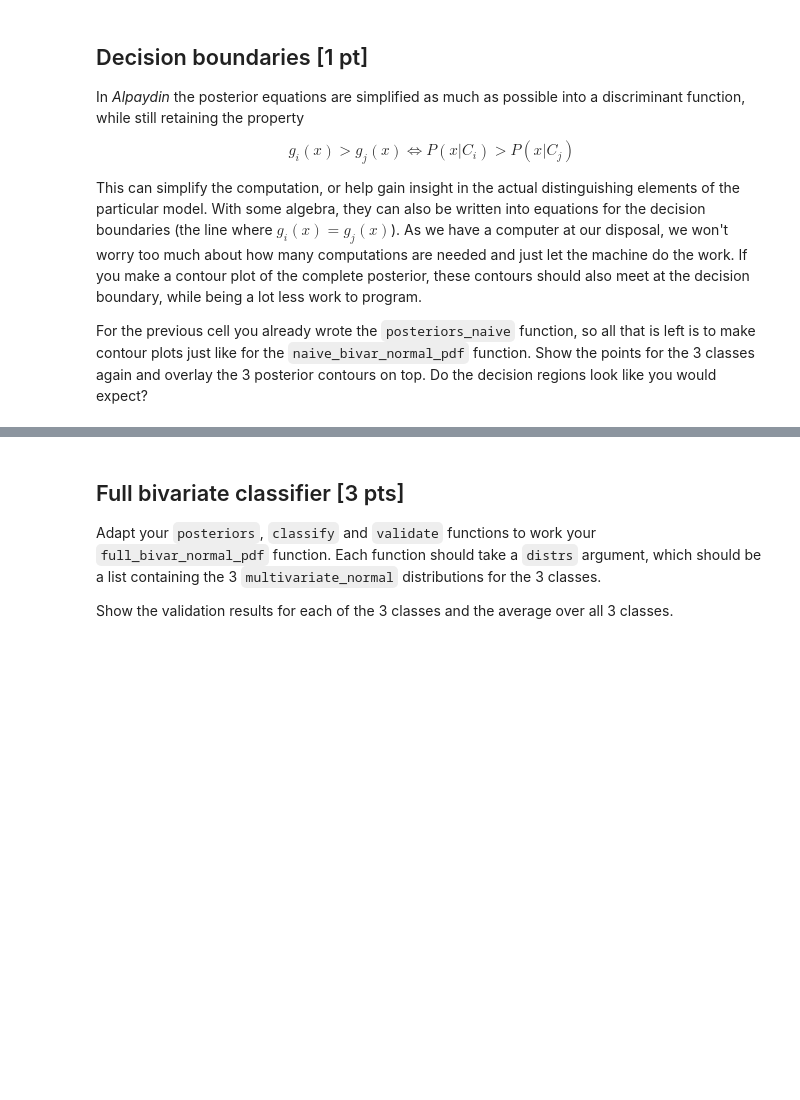
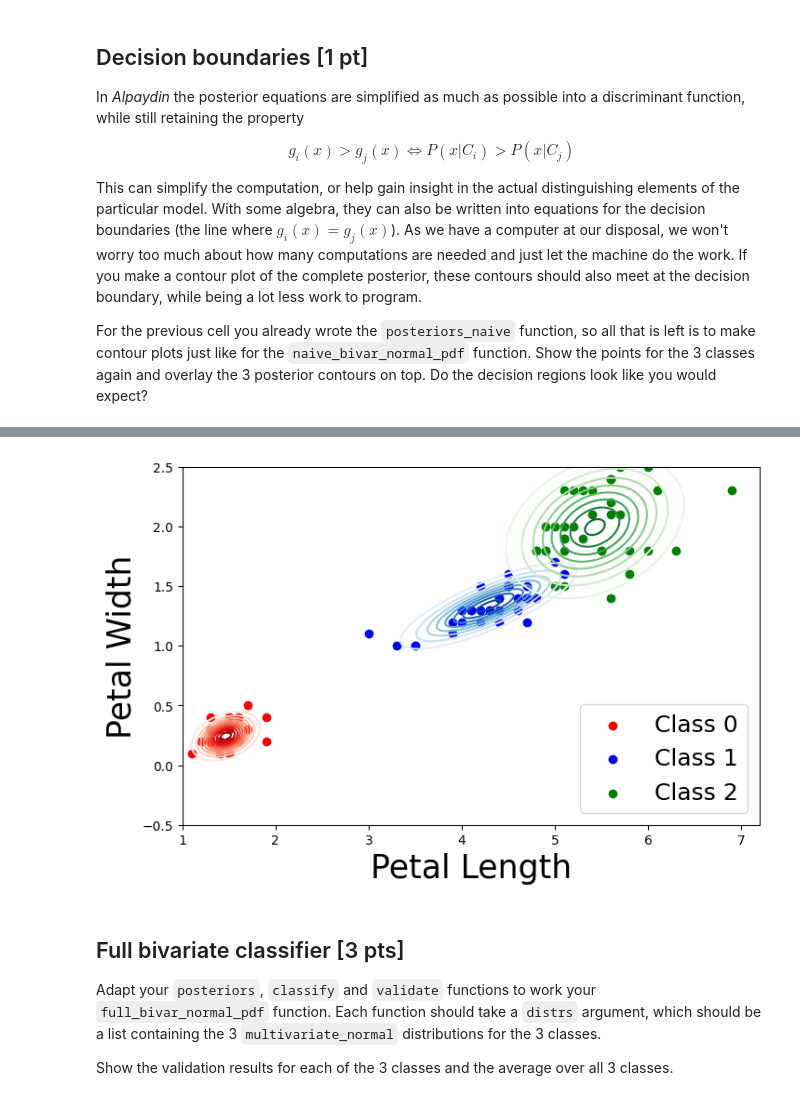
Before and after one commit to Hugovveen/ML-2, a Jupyter notebook: Assignment_2_CodeGrade_V2.ipynb, the cells around one changed output, grey strips where cells are left out. Saved outputs shown, nothing was run; the diff lists cells and outputs as text; code cells hidden in the pictures; blank space fills up the shorter version.

```diff
--- a/Assignment_2_CodeGrade_V2.ipynb
+++ b/Assignment_2_CodeGrade_V2.ipynb
@@ -705,52 +799,63 @@ def full_bivar_normal_pdf(x1, x2, distr):
     x2 - X-axis datapoints.
     distr - The distribution to use its PDF from.
 
     Output:
     - The PDF applied output of the stacked input data.
     """
-    raise NotImplementedError
+    points = np.column_stack((x1, x2))
+    return distr.pdf(points)
 
-def create_distribution(mean: np.array, data: np.array) -> np.array:
+def create_distribution(mean: np.array, data: np.array,seed) -> np.array:
     """
     Creates the multivariate normal distribution.
 
     Input:
     mean - Numpy array featuring means for the class.
     data - Numpy array featuring the input data for the covariance matrix.
 
     Output:
     - The multivariate distribution for the given class.
     """
     from scipy.stats import multivariate_normal
-    raise NotImplementedError
+    cov = np.cov(data[:, 2:4].T)
+    return multivariate_normal(mean=mean, cov=cov)
 
-# define distributions (Fill in the ???)
-#distribution_C0 = ???
-#distribution_C1 = ???
-#distribution_C2 = ???
+mean_C0_train_multi = np.array([compute_mean(C0_train, 2),
+                                compute_mean(C0_train, 3)])
+mean_C1_train_multi = np.array([compute_mean(C1_train, 2),
+                                compute_mean(C1_train, 3)])
+mean_C2_train_multi = np.array([compute_mean(C2_train, 2),
+                                compute_mean(C2_train, 3)])
 
-# compute density functions (Fill in the ???)
-#pdf_C0 = ???
-#pdf_C1 = ???
-#pdf_C2 = ???
+# define distributions
+distribution_C0 = create_distribution(mean_C0_train_multi, C0_train)
+distribution_C1 = create_distribution(mean_C1_train_multi, C1_train)
+distribution_C2 = create_distribution(mean_C2_train_multi, C2_train)
+
+# compute density functions
+pdf_C0 = full_bivar_normal_pdf(X.ravel(), Y.ravel(), distribution_C0).reshape(X.shape)
+pdf_C1 = full_bivar_normal_pdf(X.ravel(), Y.ravel(), distribution_C1).reshape(X.shape)
+pdf_C2 = full_bivar_normal_pdf(X.ravel(), Y.ravel(), distribution_C2).reshape(X.shape)
 
 # make contour plot
 plt.figure(figsize=(8,5))
 
-# plot data (Fill in the ???)
-#???
-#???
-#???
+# plot data
+plt.scatter(C0_train[:,2], C0_train[:,3], color='red', label='Class 0')
+plt.scatter(C1_train[:,2], C1_train[:,3], color='blue', label='Class 1')
+plt.scatter(C2_train[:,2], C2_train[:,3], color='green', label='Class 2')
 
-# plot density contours (Fill in the ???)
-#cp0 = plt.contour(X, Y, ???, levels=10, cmap="Reds")
-#cp1 = plt.contour(X, Y, ???, levels=10, cmap="Blues")
-#cp2 = plt.contour(X, Y, ???, levels=10, cmap="Greens")
+# plot density contours
+cp0 = plt.contour(X, Y, pdf_C0, levels=10, cmap="Reds")
+cp1 = plt.contour(X, Y, pdf_C1, levels=10, cmap="Blues")
+cp2 = plt.contour(X, Y, pdf_C2, levels=10, cmap="Greens")
 
 plt.legend(loc=4, fontsize=18)
 plt.xlabel("Petal Length", fontsize=25)
 plt.ylabel("Petal Width", fontsize=25)
 plt.show()
+# %% [output]
+[figure, added]
 # %% [markdown]
 ## Full bivariate classifier [3 pts]
 
```
Also changed, not shown: parts of 11 cells of this notebook.
